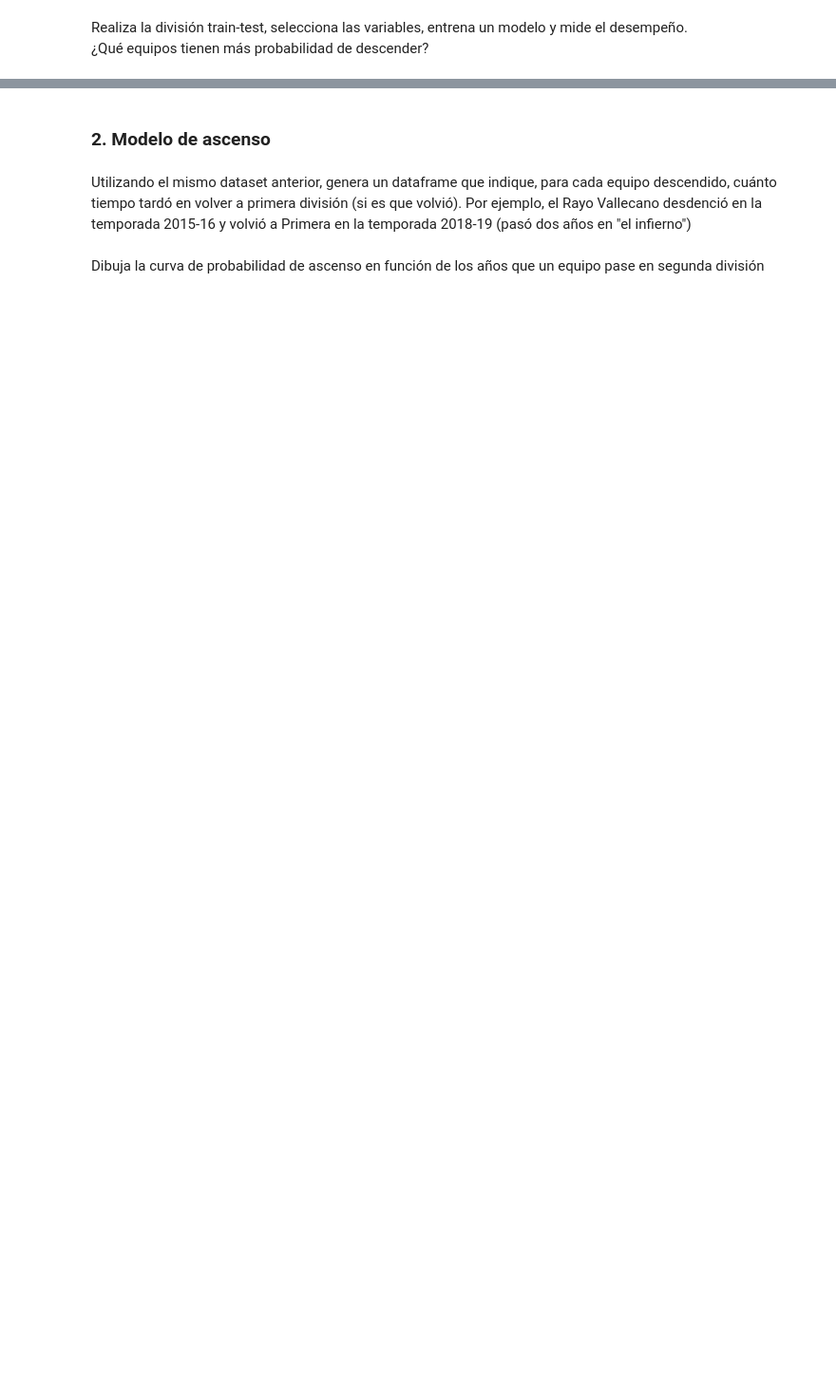
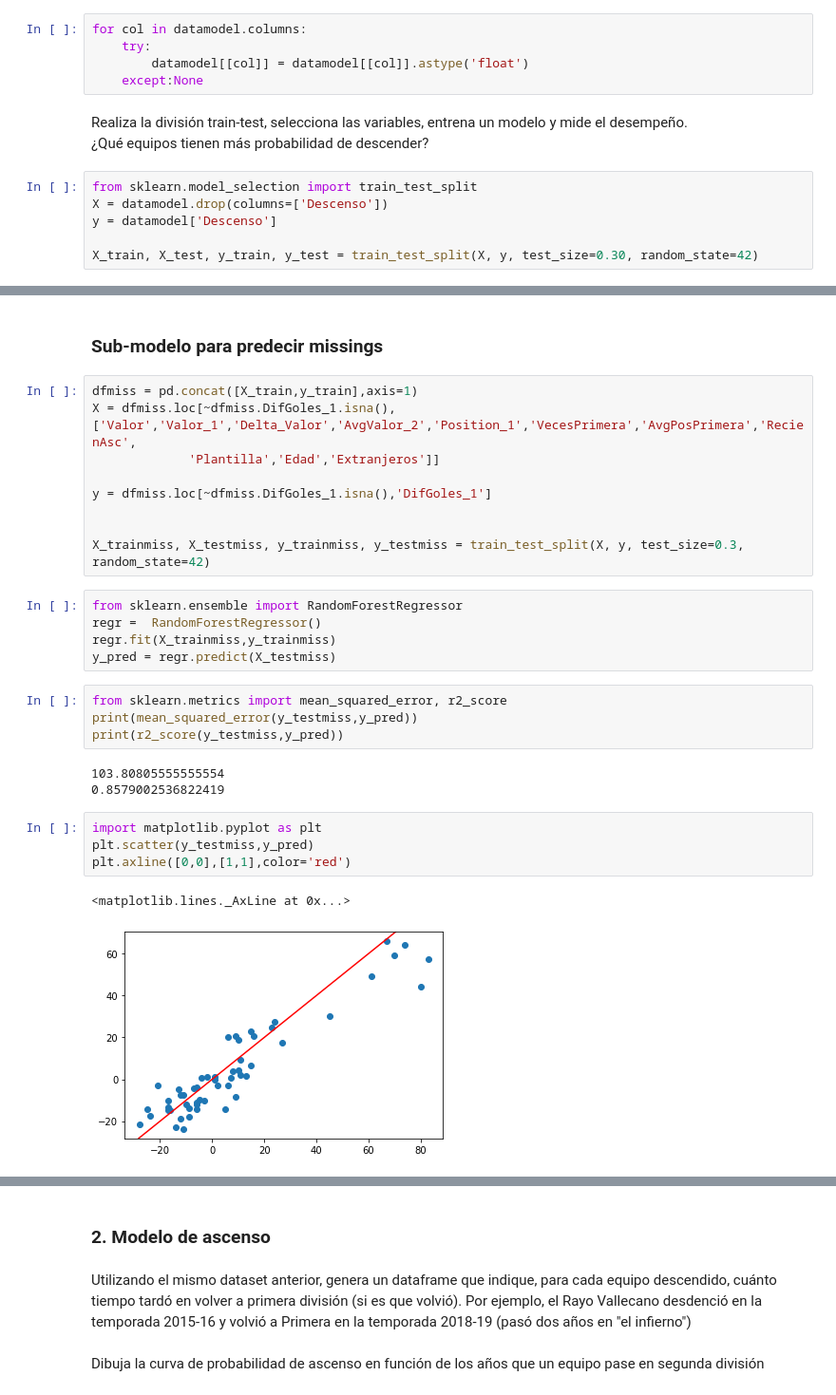
Before and after one commit to rafazamb/DS_PT_ENE21, a Jupyter notebook: 2-Machine_Learning/Casos Prácticos/Web Scraping.ipynb, the cells around one changed output, grey strips where cells are left out. Shown at 95% size. Saved outputs shown, nothing was run; the diff lists cells and outputs as text; blank space fills up the shorter version.

```diff
--- a/2-Machine_Learning/Casos Prácticos/Web Scraping.ipynb
+++ b/2-Machine_Learning/Casos Prácticos/Web Scraping.ipynb
@@ -300,5 +367,16 @@ Genera el dataset para implementar un modelo, con las siguientes columnas:
 # %% [markdown]
 Limpia el dataset anterior y comprueba que es correcto
+# %%
+for col in datamodel.columns:
+    try:
+        datamodel[[col]] = datamodel[[col]].astype('float')
+    except:None
 # %% [markdown]
 Realiza la división train-test, selecciona las variables, entrena un modelo y mide el desempeño.
 ¿Qué equipos tienen más probabilidad de descender?
+# %%
+from sklearn.model_selection import train_test_split
+X = datamodel.drop(columns=['Descenso'])
+y = datamodel['Descenso']
+
+X_train, X_test, y_train, y_test = train_test_split(X, y, test_size=0.30, random_state=42)
@@ -304,0 +395,30 @@ Realiza la división train-test, selecciona las variables, entrena un modelo y m
+# %% [markdown]
+### Sub-modelo para predecir missings
+# %%
+dfmiss = pd.concat([X_train,y_train],axis=1)
+X = dfmiss.loc[~dfmiss.DifGoles_1.isna(),['Valor','Valor_1','Delta_Valor','AvgValor_2','Position_1','VecesPrimera','AvgPosPrimera','RecienAsc',
+             'Plantilla','Edad','Extranjeros']]
+
+y = dfmiss.loc[~dfmiss.DifGoles_1.isna(),'DifGoles_1']
+
+
+X_trainmiss, X_testmiss, y_trainmiss, y_testmiss = train_test_split(X, y, test_size=0.3, random_state=42)
+# %%
+from sklearn.ensemble import RandomForestRegressor
+regr =  RandomForestRegressor()
+regr.fit(X_trainmiss,y_trainmiss)
+y_pred = regr.predict(X_testmiss)
+# %%
+from sklearn.metrics import mean_squared_error, r2_score
+print(mean_squared_error(y_testmiss,y_pred))
+print(r2_score(y_testmiss,y_pred))
+# %% [output]
+103.80805555555554
+0.8579002536822419
+# %%
+import matplotlib.pyplot as plt
+plt.scatter(y_testmiss,y_pred)
+plt.axline([0,0],[1,1],color='red')
+# %% [output]
+<matplotlib.lines._AxLine at 0x...>
+[figure, added]
```
Also changed, not shown: parts of 18 cells of this notebook.
